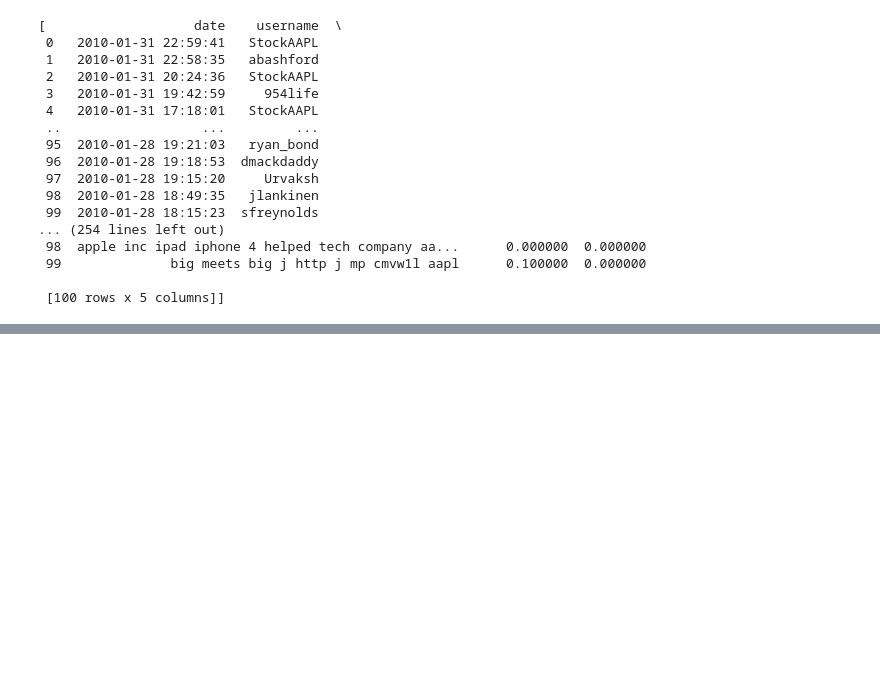
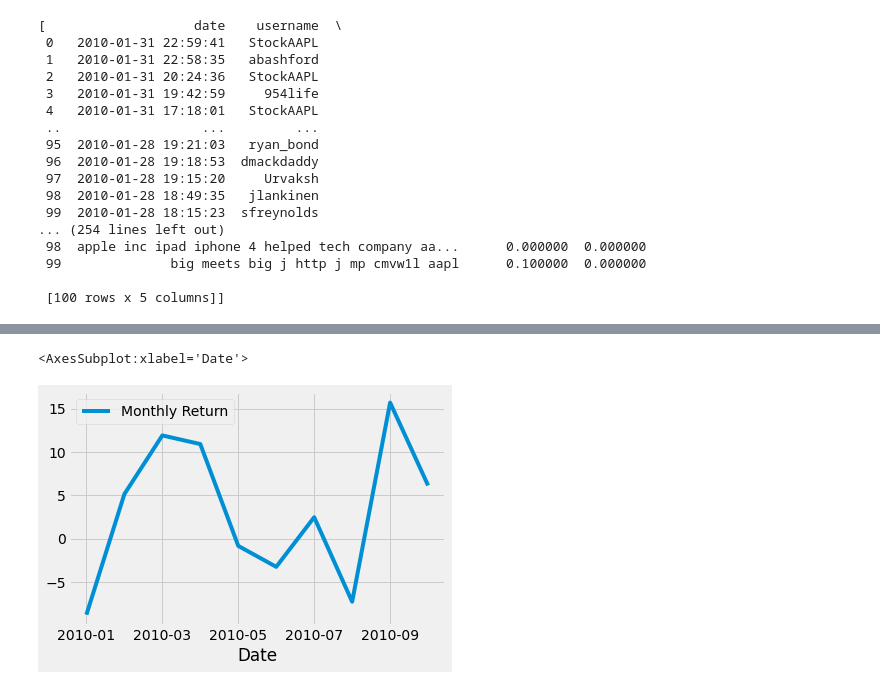
Before and after one commit to marcel1710/TwitterBot, a Jupyter notebook: TextMining_MBA.ipynb, the cells around one changed output, grey strips where cells are left out. Drawn from its saved outputs; the diff is of its cells as text; code cells hidden in the pictures; blank space fills up the shorter version.

```diff
--- a/TextMining_MBA.ipynb
+++ b/TextMining_MBA.ipynb
@@ -283,2 +259,7 @@ Name: Subjectivity, dtype: float64
+# %%
+xy_df.plot(x = 'Date', y ='Monthly Return', kind= 'line')
+# %% [output]
+<AxesSubplot:xlabel='Date'>
+[figure, added]
 # %%
 import numpy as np
```
Also changed, not shown: parts of 19 cells of this notebook.
